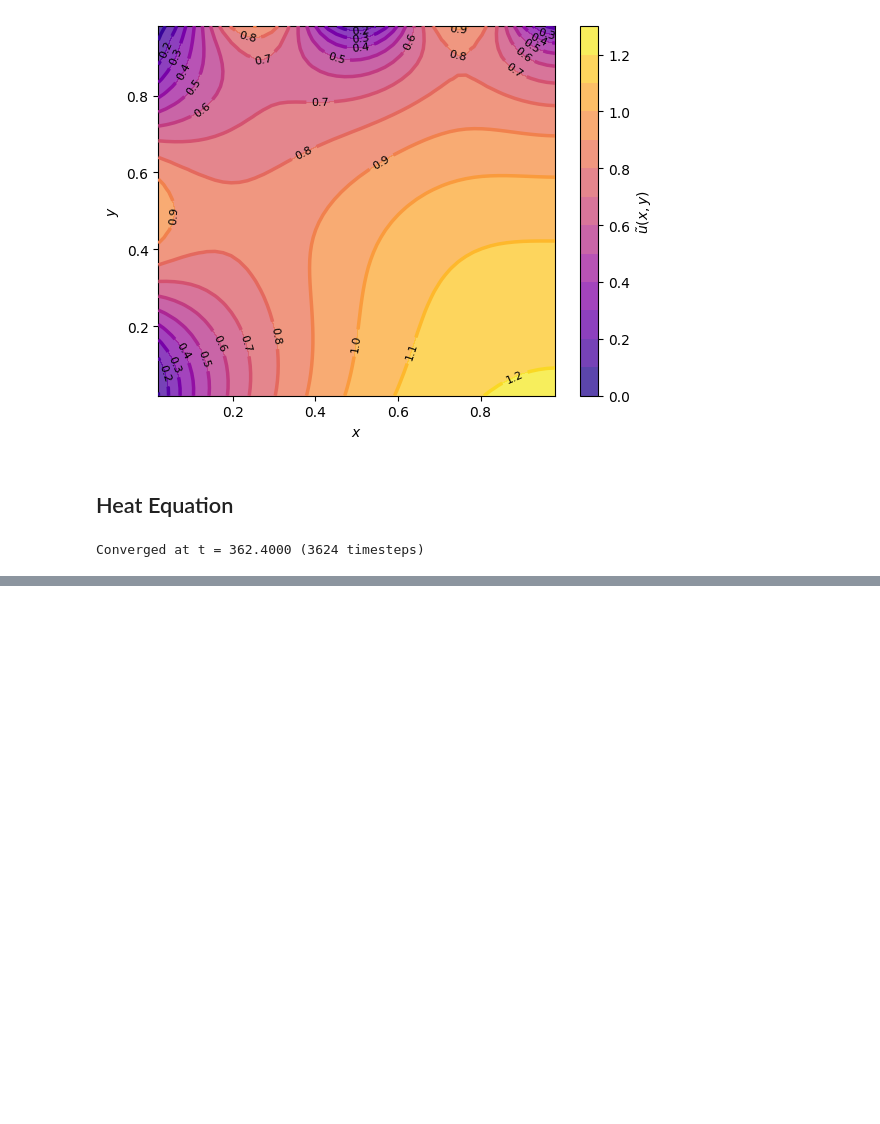
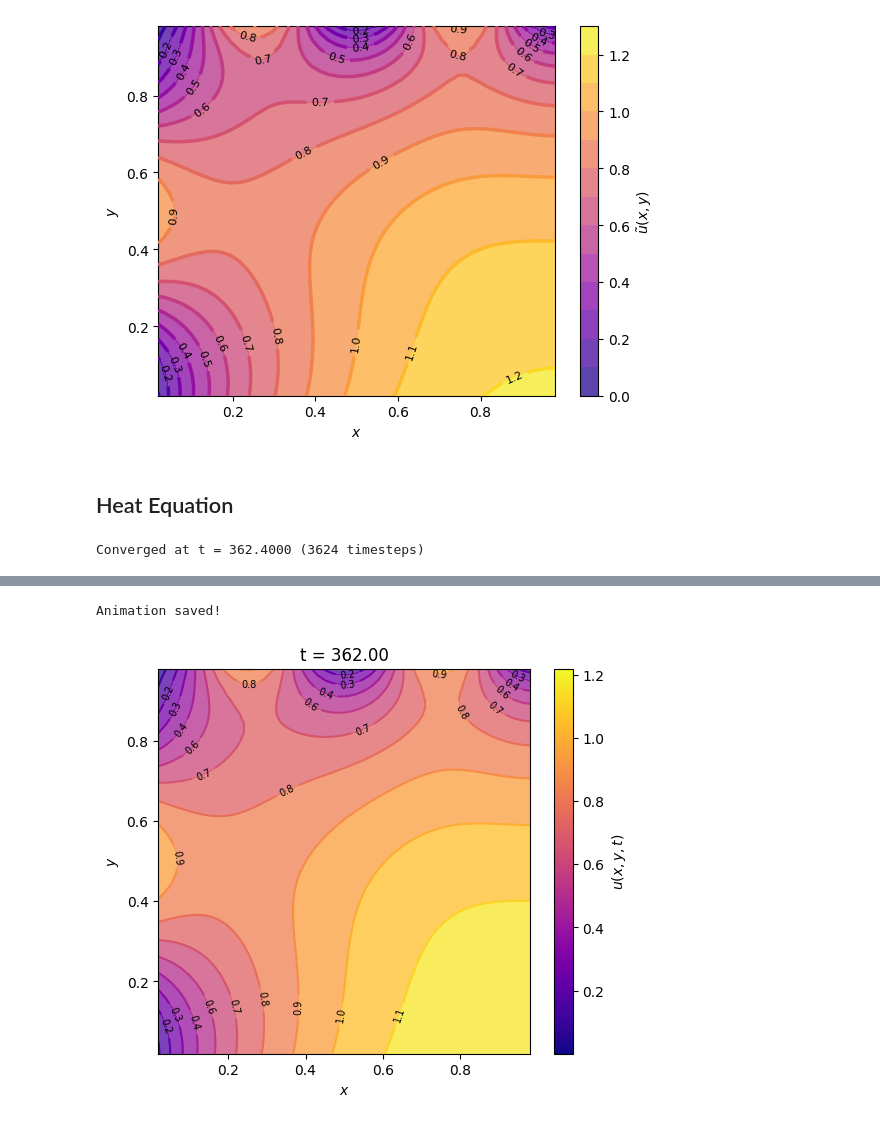
Before and after one commit to jadenmecham/ME-793-CFD, a Jupyter notebook: project_1/project_1.ipynb, the cells around one changed output, grey strips where cells are left out. Drawn from its saved outputs; the diff is of its cells as text; code cells hidden in the pictures; blank space fills up the shorter version.

```diff
--- a/project_1/project_1.ipynb
+++ b/project_1/project_1.ipynb
@@ -304,0 +305,40 @@ plt.show()
+# %%
+import matplotlib.animation as animation
+
+colormap = 'plasma'
+vmin = min(h[1].min() for h in history)
+vmax = max(h[1].max() for h in history)
+levels = np.linspace(vmin, vmax, 12)
+
+fig, ax = plt.subplots(figsize=(6, 5))
+
+# Draw initial frame
+cf = ax.contourf(X, Y, history[0][1], levels=levels, cmap=colormap, alpha=0.75, vmin=vmin, vmax=vmax)
+c  = ax.contour( X, Y, history[0][1], levels=levels, cmap=colormap, linewidths=1.5, vmin=vmin, vmax=vmax)
+ax.clabel(c, inline=True, fontsize=7, fmt='%0.1f', colors='black')
+title = ax.set_title(f't = {history[0][0]:.2f}', fontsize=12)
+ax.set_xlabel(r'$x$')
+ax.set_ylabel(r'$y$')
+
+# Shared colorbar
+sm = plt.cm.ScalarMappable(cmap=colormap, norm=plt.Normalize(vmin=vmin, vmax=vmax))
+fig.colorbar(sm, ax=ax, label=r'$u(x,y,t)$')
+
+def update(frame):
+    ax.cla()  # clear axes for redraw
+    t_val, U_plot = history[frame]
+    cf = ax.contourf(X, Y, U_plot, levels=levels, cmap=colormap, alpha=0.75, vmin=vmin, vmax=vmax)
+    c  = ax.contour( X, Y, U_plot, levels=levels, cmap=colormap, linewidths=1.5, vmin=vmin, vmax=vmax)
+    ax.clabel(c, inline=True, fontsize=7, fmt='%0.1f', colors='black')
+    ax.set_title(f't = {t_val:.2f}', fontsize=12)
+    ax.set_xlabel(r'$x$')
+    ax.set_ylabel(r'$y$')
+
+ani = animation.FuncAnimation(fig, update, frames=range(0, len(history), 10), interval=100, repeat=True)
+# Save as gif
+ani.save('solution_animation.gif', writer='pillow', dpi=150)
+print('Animation saved!')
+plt.show()
+# %% [output]
+Animation saved!
+[figure, added]
```
Also changed, not shown: parts of 1 cell of this notebook, 3 other files.
